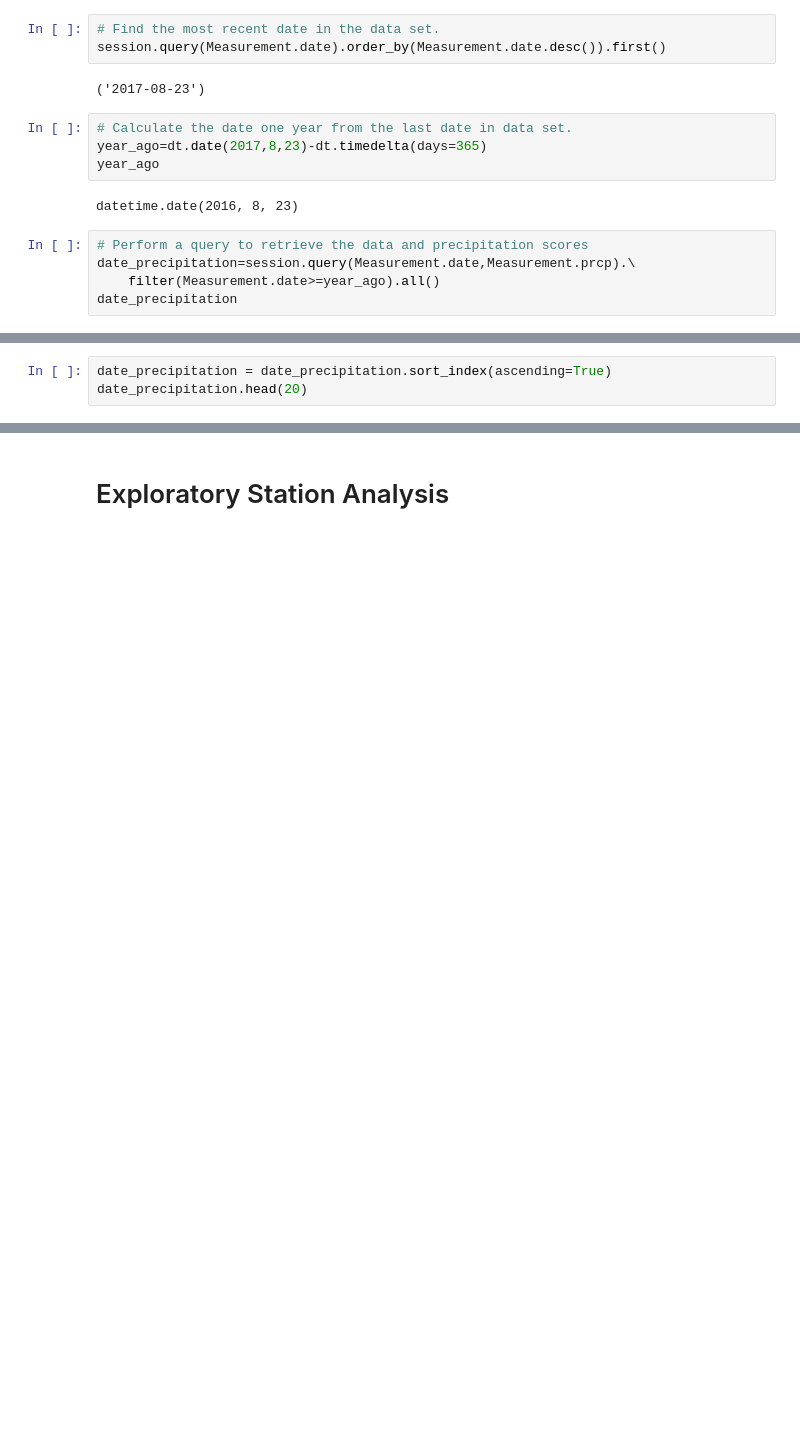
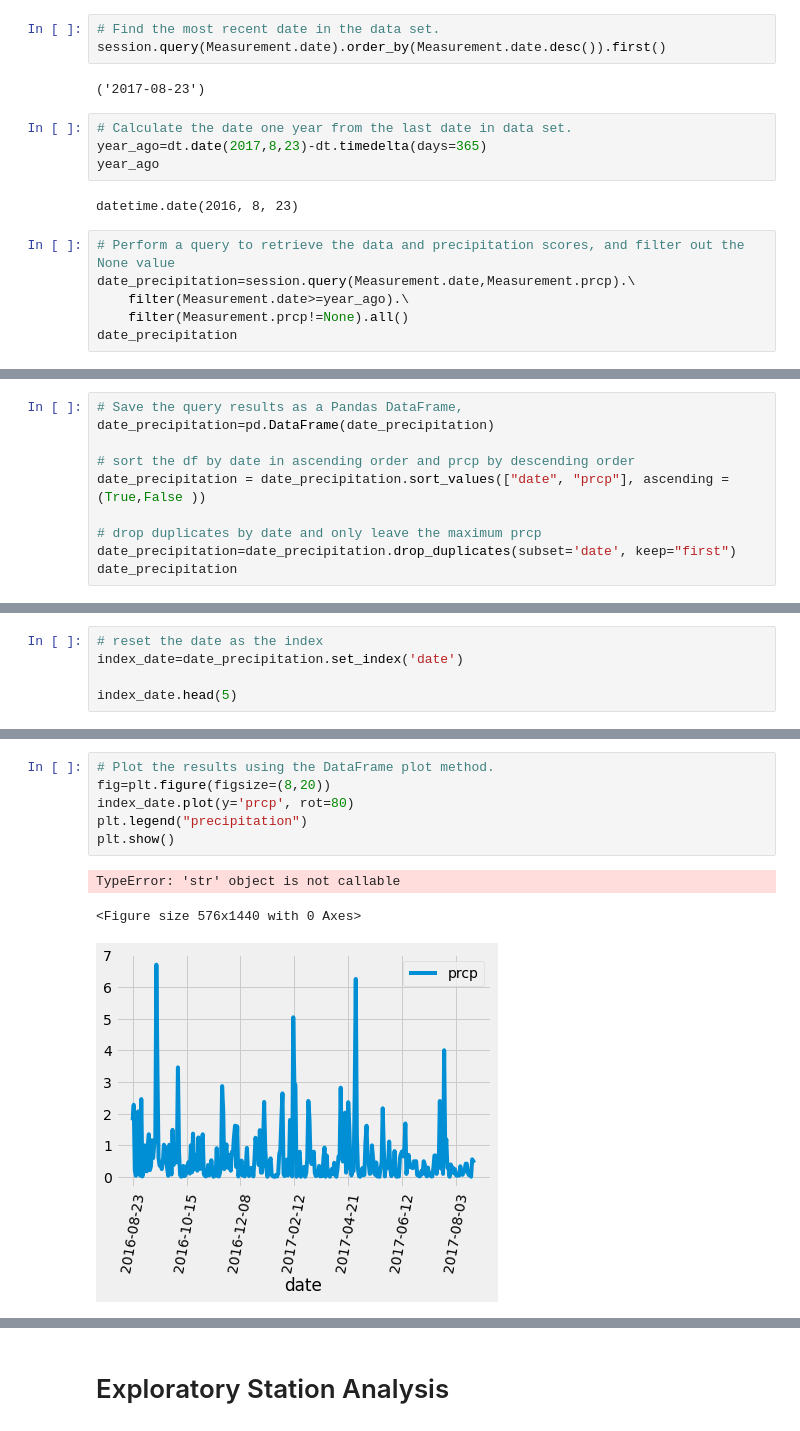
Before and after one commit to RZHANG2021/sqlalchemy-challenge, a Jupyter notebook: climate_starter.ipynb, the cells around one changed output, grey strips where cells are left out. Cells and saved outputs as stored; diff of their text form; blank space fills up the shorter version.

```diff
--- a/climate_starter.ipynb
+++ b/climate_starter.ipynb
@@ -92,9 +92,10 @@ year_ago
 # %% [output]
 datetime.date(2016, 8, 23)
 # %%
-# Perform a query to retrieve the data and precipitation scores
+# Perform a query to retrieve the data and precipitation scores, and filter out the None value
 date_precipitation=session.query(Measurement.date,Measurement.prcp).\
-    filter(Measurement.date>=year_ago).all()
+    filter(Measurement.date>=year_ago).\
+    filter(Measurement.prcp!=None).all()
 date_precipitation
 # %% [output]
 [('2016-08-23', 0.0),
@@ -129,3 +117,0 @@ date_precipitation.head()
-# %%
-date_precipitation = date_precipitation.sort_index(ascending=True)
-date_precipitation.head(20)
@@ -171,0 +118,10 @@ date_precipitation.plot(kind='bar')
+# %%
+# Save the query results as a Pandas DataFrame,
+date_precipitation=pd.DataFrame(date_precipitation)
+
+# sort the df by date in ascending order and prcp by descending order
+date_precipitation = date_precipitation.sort_values(["date", "prcp"], ascending = (True,False ))
+
+# drop duplicates by date and only leave the maximum prcp
+date_precipitation=date_precipitation.drop_duplicates(subset='date', keep="first")
+date_precipitation
@@ -171,0 +142,5 @@ date_precipitation.plot(kind='bar')
+# %%
+# reset the date as the index
+index_date=date_precipitation.set_index('date')
+
+index_date.head(5)
@@ -172,2 +155,12 @@ date_precipitation.plot(kind='bar')
+# %%
+# Plot the results using the DataFrame plot method.
+fig=plt.figure(figsize=(8,20))
+index_date.plot(y='prcp', rot=80)
+plt.legend("precipitation")
+plt.show()
+# %% [output]
+TypeError: 'str' object is not callable
+<Figure size 576x1440 with 0 Axes>
+[figure, added]
 # %%
 # Use Pandas to calcualte the summary statistics for the precipitation data
```
Also changed, not shown: parts of 17 cells of this notebook.
